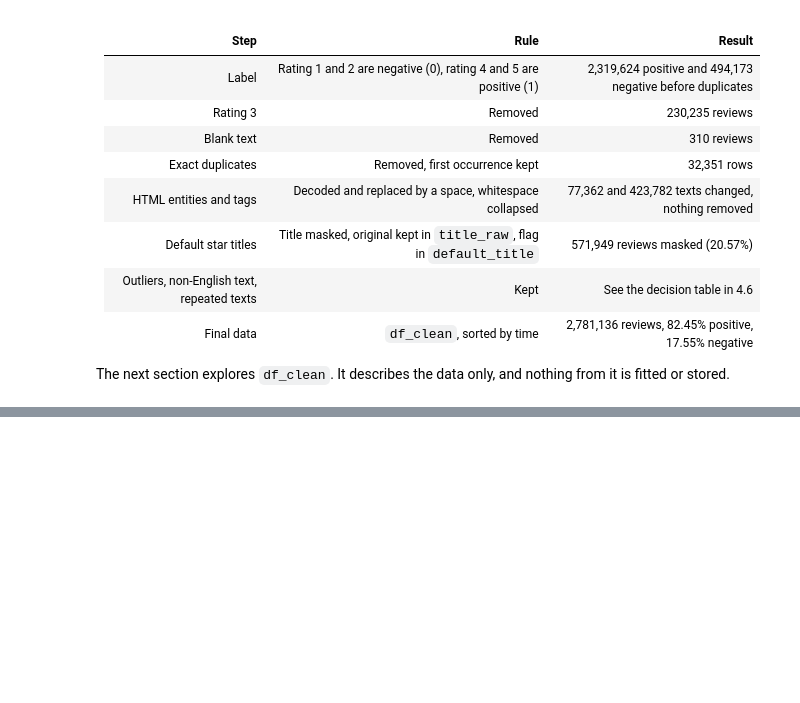
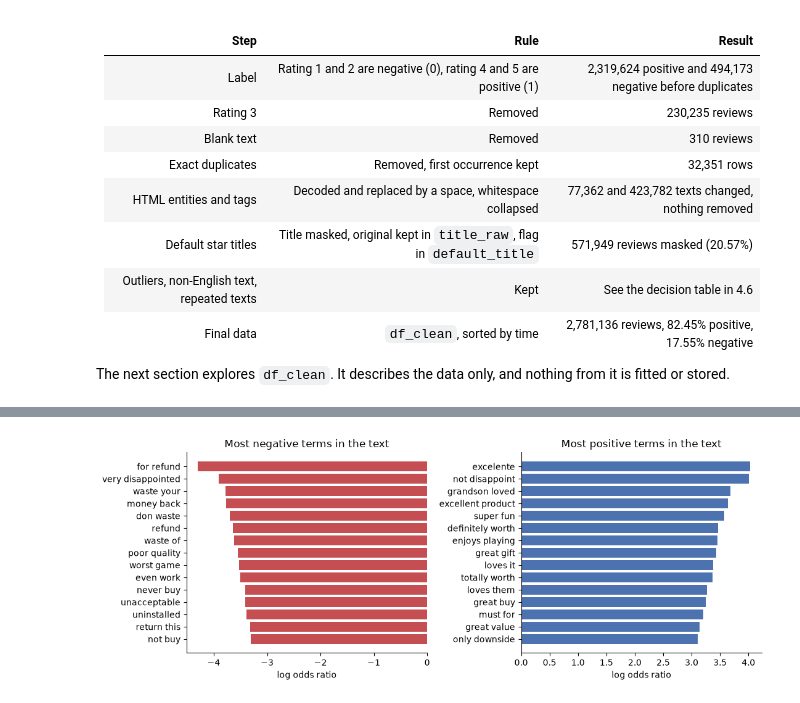
Before and after one commit to Virtuozs/MLOps2-pertemuan1-sentiment-classification, a Jupyter notebook: notebook.ipynb, the cells around one changed output, grey strips where cells are left out. Cells and saved outputs as stored; diff of their text form; code cells hidden in the pictures; blank space fills up the shorter version.

```diff
--- a/notebook.ipynb
+++ b/notebook.ipynb
@@ -992,0 +1227,16 @@ The next section explores `df_clean`. It describes the data only, and nothing fr
+# %%
+def term_table(texts, y, min_df):
+    vec = CountVectorizer(ngram_range=(1, 2), min_df=min_df, binary=True, dtype=np.int32)
+    X = vec.fit_transform(texts)
+    pos = np.asarray(X[(y == 1).values].sum(axis=0)).ravel()
+    neg = np.asarray(X[(y == 0).values].sum(axis=0)).ravel()
+    n_pos, n_neg = (y == 1).sum(), (y == 0).sum()
+    log_odds = np.log((pos + 1) / (n_pos + 2)) - np.log((neg + 1) / (n_neg + 2))
+    return pd.DataFrame({'term': vec.get_feature_names_out(), 'in_positive': pos,
+                         'in_negative': neg, 'log_odds': log_odds}).set_index('term')
+
+sample = eda.sample(200_000, random_state=SEED)
+text_terms = term_table(sample['text'], sample['label'], min_df=150)
+print(f'{len(text_terms):,} terms kept')
+pd.concat({'most positive': text_terms.nlargest(15, 'log_odds'),
+           'most negative': text_terms.nsmallest(15, 'log_odds')}).round(3)
@@ -992,0 +1263,14 @@ The next section explores `df_clean`. It describes the data only, and nothing fr
+# %%
+fig, axes = plt.subplots(1, 2, figsize=(11, 4.2))
+top_neg = text_terms.nsmallest(15, 'log_odds').iloc[::-1]
+top_pos = text_terms.nlargest(15, 'log_odds').iloc[::-1]
+axes[0].barh(top_neg.index, top_neg['log_odds'], color=NEG)
+axes[0].set_title('Most negative terms in the text')
+axes[1].barh(top_pos.index, top_pos['log_odds'], color=POS)
+axes[1].set_title('Most positive terms in the text')
+for ax in axes:
+    ax.set_xlabel('log odds ratio')
+plt.tight_layout()
+plt.show()
+# %% [output]
+[figure, added]
```
Also changed, not shown: parts of 27 cells of this notebook.
